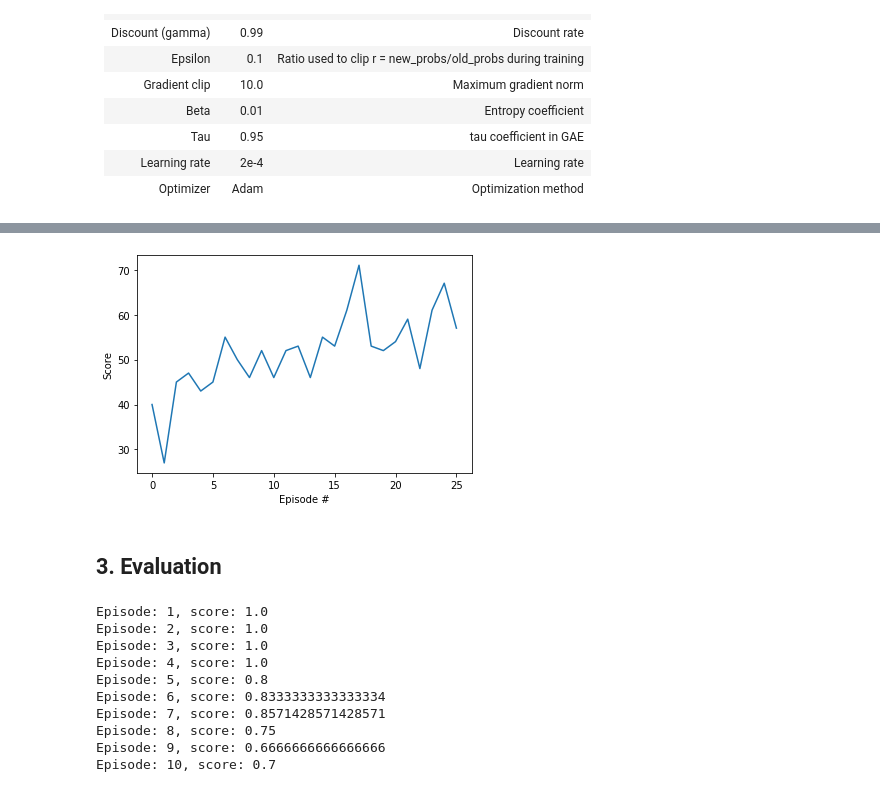
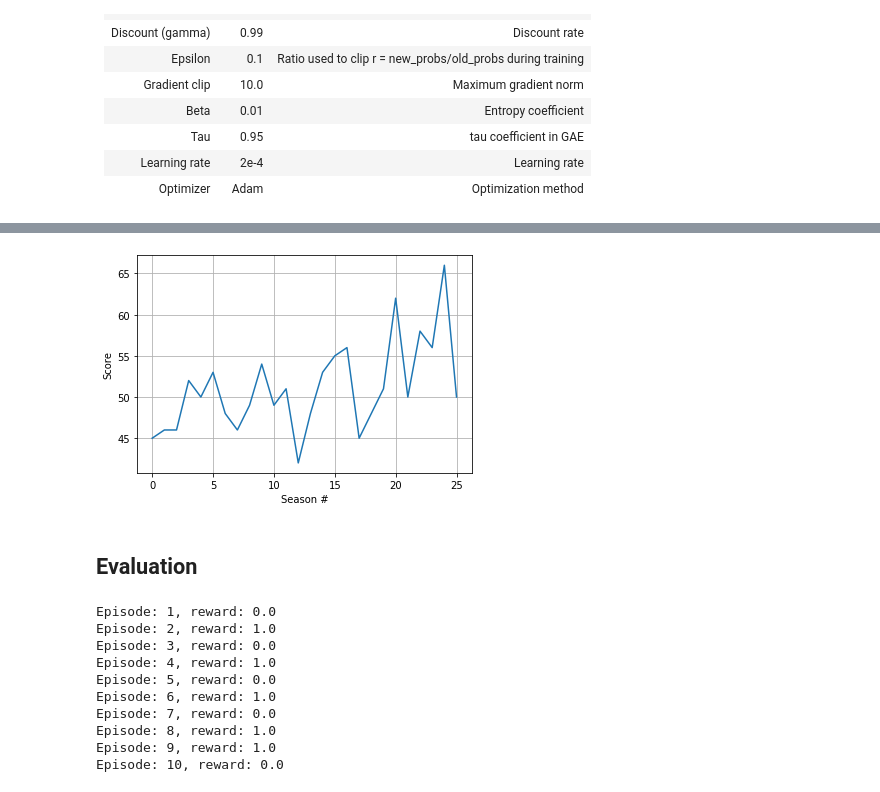
Before and after one commit to mahyaret/kuka_rl, a Jupyter notebook: kuka_rl_2.ipynb, the cells around one changed output, grey strips where cells are left out. Saved outputs shown, nothing was run; the diff lists cells and outputs as text; code cells hidden in the pictures.

```diff
--- a/kuka_rl_2.ipynb
+++ b/kuka_rl_2.ipynb
@@ -222,6 +224,12 @@ Size of each action: 3
 # %%
-def collect_trajectories(envs, policy, tmax=200, nrand=5, train_mode=False):
+writer = SummaryWriter()
+i_episode = 0
+ten_rewards = 0
+def collect_trajectories(envs, policy, tmax=200, nrand=5):
 
+    global i_episode
+    global ten_rewards
+    global writer
 
     #initialize returning lists and start the game!
     state_list=[]
@@ -265,7 +273,12 @@ def collect_trajectories(envs, policy, tmax=200, nrand=5, train_mode=False):
         done_list.append(dones)
 
         if np.any(dones.cpu().numpy()):
+            ten_rewards += reward
+            i_episode += 1
             state = envs.reset()
+            if i_episode%10 == 0:
+                writer.add_scalar('ten episodes average rewards', ten_rewards/10.0, i_episode)
+                ten_rewards = 0
 
     state_list = torch.cat(state_list, dim=0)
     prob_list = torch.cat(prob_list, dim=0)
@@ -363,8 +376,8 @@ Optimizer | Adam | Optimization method
 policy=ActorCritic(state_size=(screen_height, screen_width),
               action_size=action_size,
               shared_layers=[128, 64],
-              critic_hidden_layers=[],
-              actor_hidden_layers=[],
+              critic_hidden_layers=[64],
+              actor_hidden_layers=[64],
               init_type='xavier-uniform',
               seed=0).to(device)
 
@@ -497,35 +531,36 @@ Saving checkpoint!
 # %%
 fig = plt.figure()
 plt.plot(np.arange(len(save_scores)), save_scores)
 plt.ylabel('Score')
-plt.xlabel('Episode #')
+plt.xlabel('Season #')
+plt.grid()
 plt.show()
 # %% [output]
-[figure, old version]
+[figure, new version]
 # %% [markdown]
-## 3. Evaluation
+## Evaluation
 # %%
 episode = 10
 scores_window = deque(maxlen=100)  # last 100 scores
 eval_env = KukaDiverseObjectEnv(renders=False, isDiscrete=False, removeHeightHack=False, maxSteps=20, isTest=True)
 eval_env.cid = p.connect(p.DIRECT)
 # load the model
-policy.load_state_dict(torch.load('checkpoint.pth'))
+checkpoint = torch.load(PATH)
+policy.load_state_dict(checkpoint['policy_state_dict'])
 
 # evaluate the model
 for e in range(episode):
-    rewards = eval_policy(envs=eval_env, policy=policy, tmax=1000)
-    total_rewards = np.sum(rewards,0)
-    scores_window.append(total_rewards.mean())
-    print("Episode: {0:d}, score: {1}".format(e+1, np.mean(scores_window)), end="\n")
+    rewards = eval_policy(envs=eval_env, policy=policy)
+    reward = np.sum(rewards,0)
+    print("Episode: {0:d}, reward: {1}".format(e+1, reward), end="\n")
 # %% [output]
-Episode: 1, score: 1.0
-Episode: 2, score: 1.0
-Episode: 3, score: 1.0
-Episode: 4, score: 1.0
-Episode: 5, score: 0.8
-Episode: 6, score: 0.8333333333333334
-Episode: 7, score: 0.8571428571428571
-Episode: 8, score: 0.75
-Episode: 9, score: 0.6666666666666666
-Episode: 10, score: 0.7
+Episode: 1, reward: 0.0
+Episode: 2, reward: 1.0
+Episode: 3, reward: 0.0
+Episode: 4, reward: 1.0
+Episode: 5, reward: 0.0
+Episode: 6, reward: 1.0
+Episode: 7, reward: 0.0
+Episode: 8, reward: 1.0
+Episode: 9, reward: 1.0
+Episode: 10, reward: 0.0
```
Also changed, not shown: parts of 5 cells of this notebook, 1 other file.
